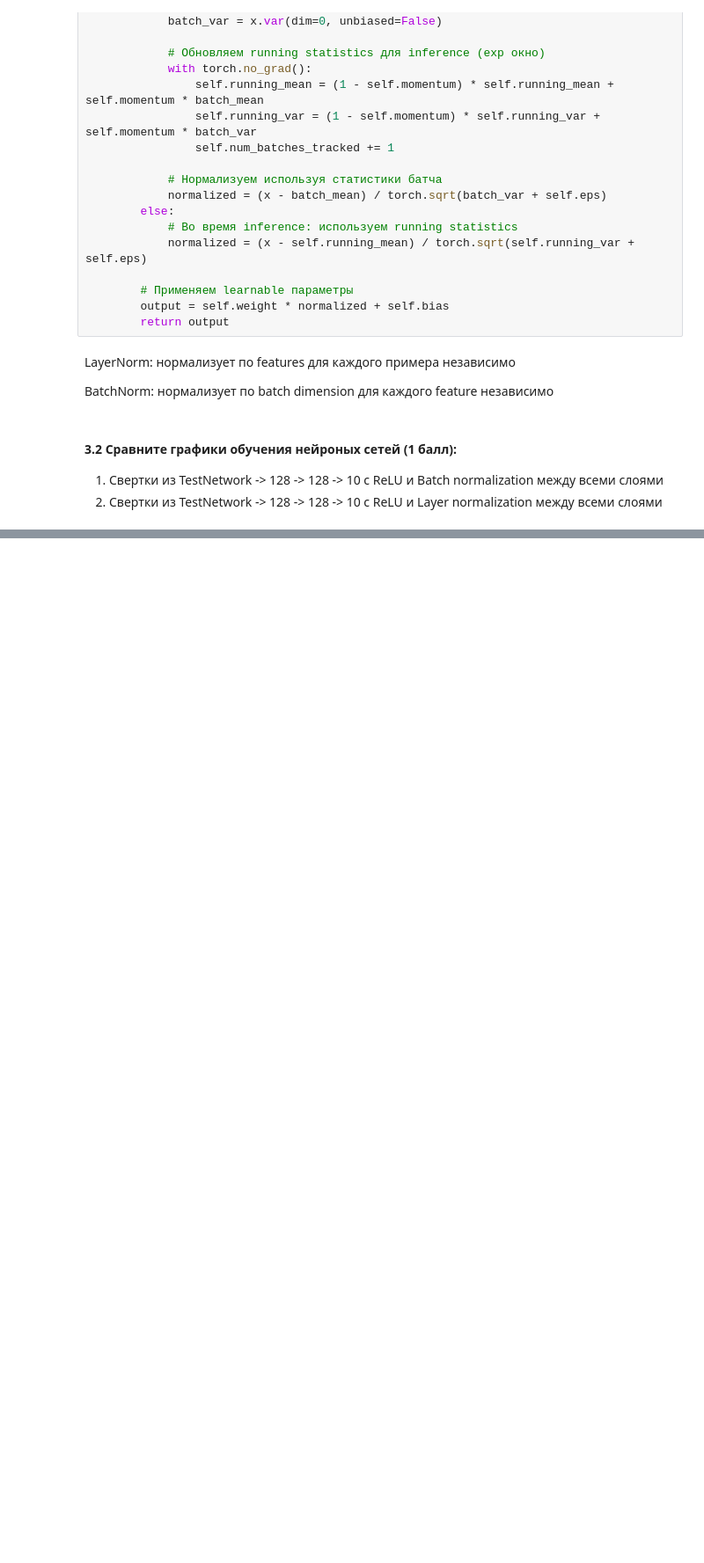
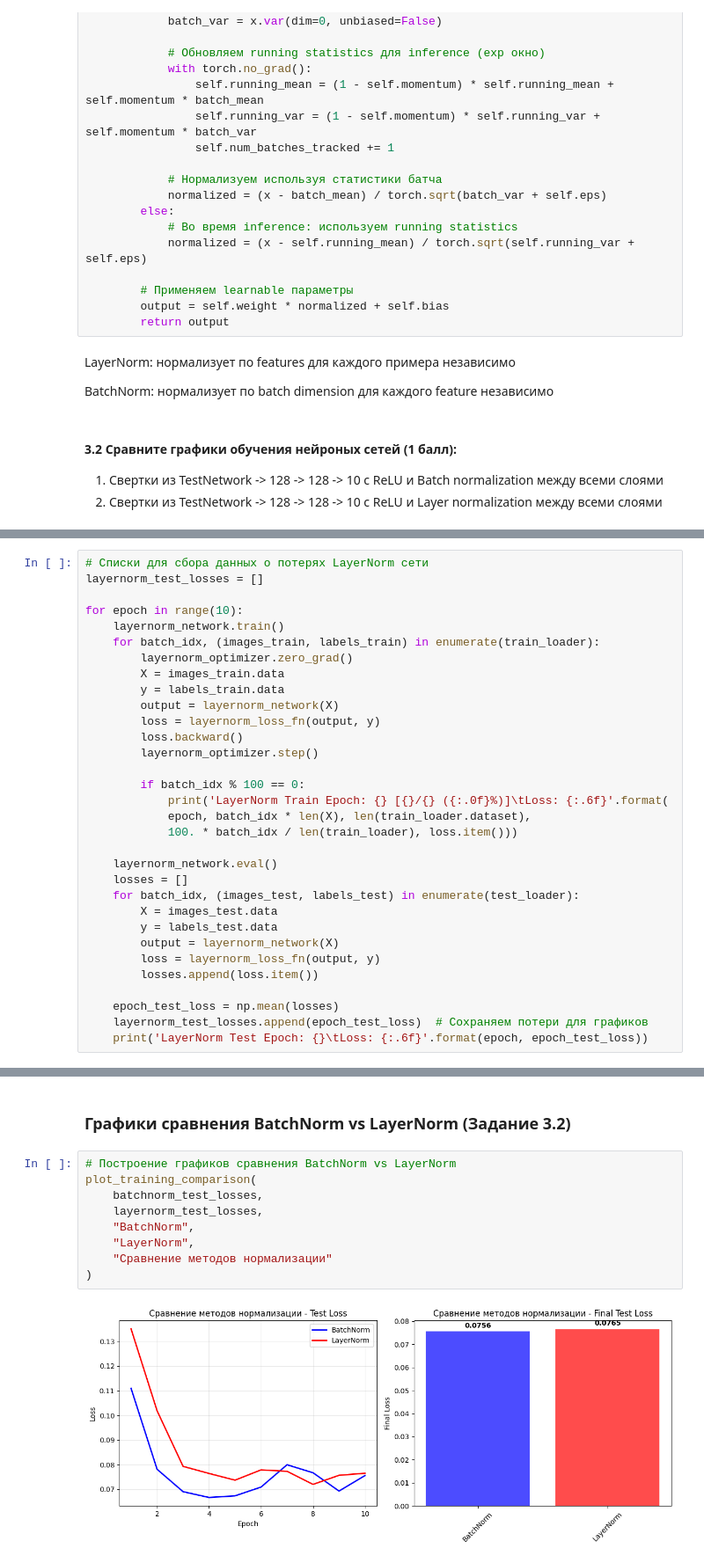
Before and after one commit to MrMaxbmb/VK_DeepLearning, a Jupyter notebook: NN_HW5_2025.ipynb, the cells around one changed output, grey strips where cells are left out. Shown at 88% size. Cells and saved outputs as stored; diff of their text form; blank space fills up the shorter version.

```diff
--- a/NN_HW5_2025.ipynb
+++ b/NN_HW5_2025.ipynb
@@ -440,0 +724,32 @@ BatchNorm: нормализует по batch dimension для каждого fea
+# %%
+# Списки для сбора данных о потерях LayerNorm сети
+layernorm_test_losses = []
+
+for epoch in range(10):
+    layernorm_network.train()
+    for batch_idx, (images_train, labels_train) in enumerate(train_loader):
+        layernorm_optimizer.zero_grad()
+        X = images_train.data
+        y = labels_train.data
+        output = layernorm_network(X)
+        loss = layernorm_loss_fn(output, y)
+        loss.backward()
+        layernorm_optimizer.step()
+
+        if batch_idx % 100 == 0:
+            print('LayerNorm Train Epoch: {} [{}/{} ({:.0f}%)]\tLoss: {:.6f}'.format(
+            epoch, batch_idx * len(X), len(train_loader.dataset),
+            100. * batch_idx / len(train_loader), loss.item()))
+
+    layernorm_network.eval()
+    losses = []
+    for batch_idx, (images_test, labels_test) in enumerate(test_loader):
+        X = images_test.data
+        y = labels_test.data
+        output = layernorm_network(X)
+        loss = layernorm_loss_fn(output, y)
+        losses.append(loss.item())
+
+    epoch_test_loss = np.mean(losses)
+    layernorm_test_losses.append(epoch_test_loss)  # Сохраняем потери для графиков
+    print('LayerNorm Test Epoch: {}\tLoss: {:.6f}'.format(epoch, epoch_test_loss))
@@ -440,0 +774,13 @@ BatchNorm: нормализует по batch dimension для каждого fea
+# %% [markdown]
+### Графики сравнения BatchNorm vs LayerNorm (Задание 3.2)
+# %%
+# Построение графиков сравнения BatchNorm vs LayerNorm
+plot_training_comparison(
+    batchnorm_test_losses,
+    layernorm_test_losses,
+    "BatchNorm",
+    "LayerNorm",
+    "Сравнение методов нормализации"
+)
+# %% [output]
+[figure, added]
```
Also changed, not shown: parts of 31 cells of this notebook.
